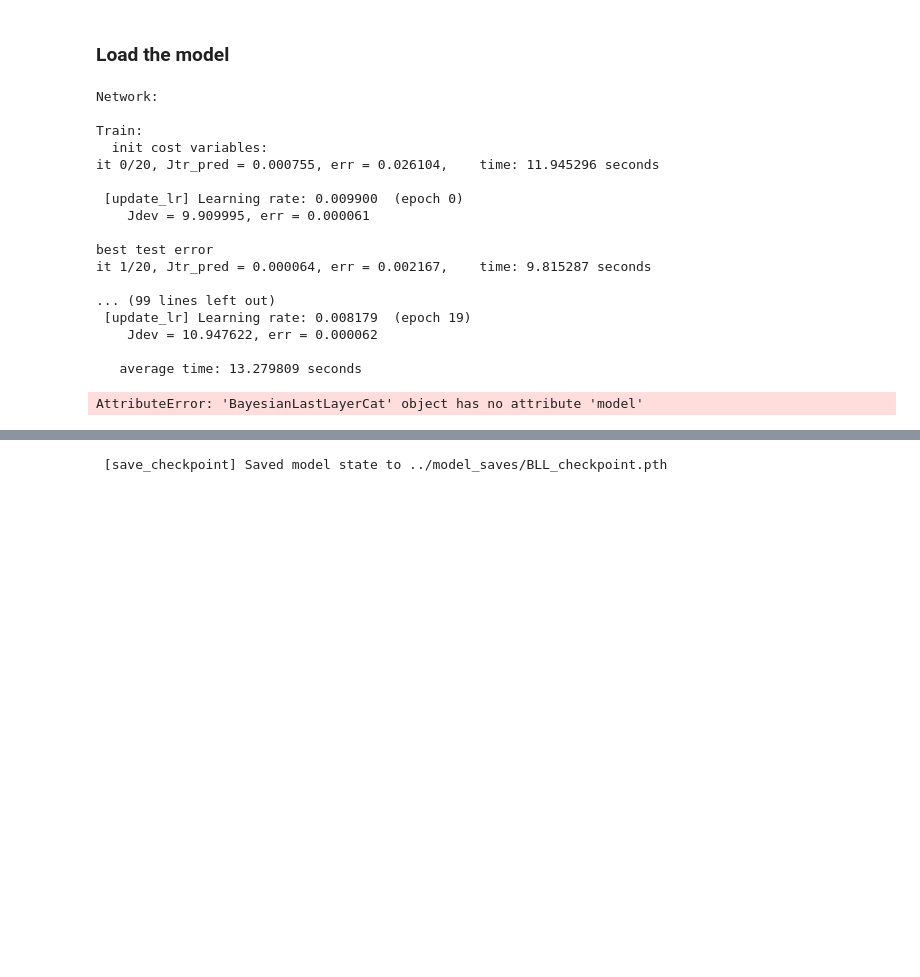
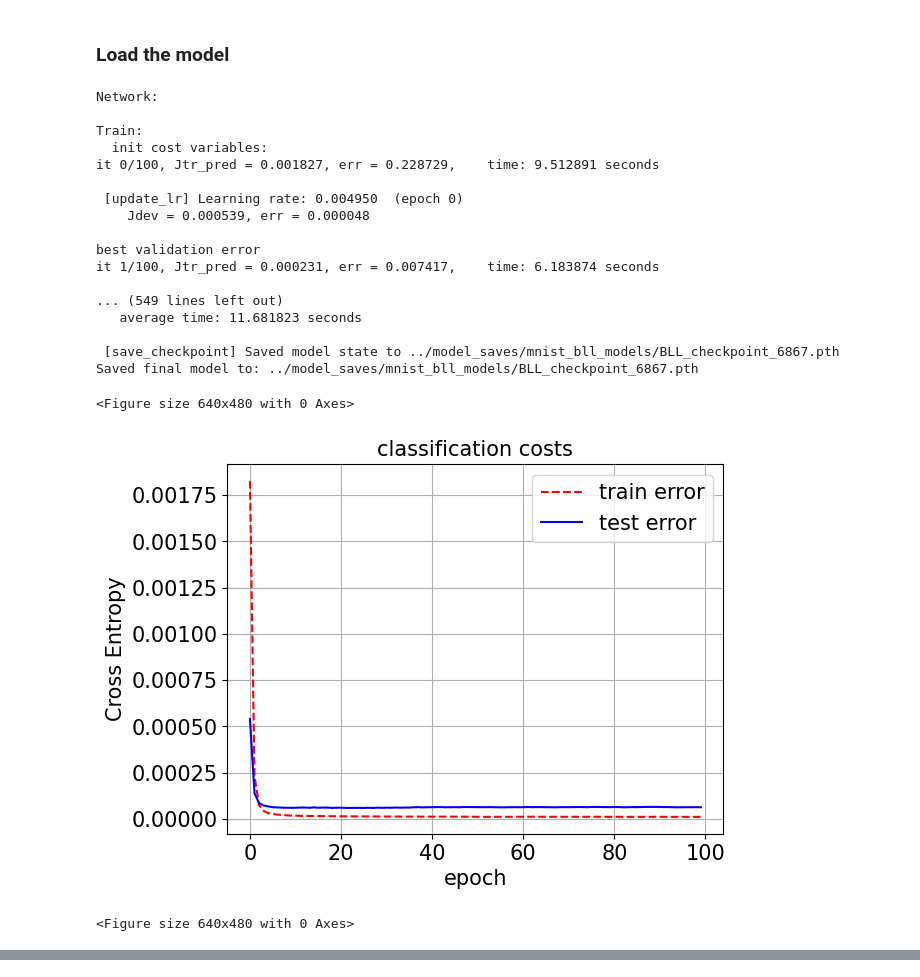
Before and after one commit to confinlay/Bayesian-CE, a Jupyter notebook: MyImplementation/training_notebooks/train-BLL.ipynb, the cells around one changed output, grey strips where cells are left out. Saved outputs shown, nothing was run; the diff lists cells and outputs as text; code cells hidden in the pictures; blank space fills up the shorter version.

```diff
--- a/MyImplementation/training_notebooks/train-BLL.ipynb
+++ b/MyImplementation/training_notebooks/train-BLL.ipynb
@@ -137,3 +140,5 @@ Backbone training completed! Best validation error: 0.0001
+# %%
+backbone.load_weights(models_dir + '/backbone_checkpoint.pth')
 # %% [markdown]
 ## Bayesian Last Layer
 Next we'll train the Bayesian last layer on the penultimate layer representations of the backbone.
@@ -156,39 +161,42 @@ bll = BayesianLastLayerCat(
 # %%
 from train import train_BLL_classification
 importlib.reload(train)
 
 bll_cost_tr, bll_cost_dev, bll_err_tr, bll_err_dev = train_BLL_classification(
     net=bll,
     name='mnist_bll',
     batch_size=cfg.batch_size,
     nb_epochs=cfg.bll_epochs,
     trainset=trainset,
     valset=valset,
     device=cfg.device,
     burn_in=cfg.burn_in,
     sim_steps=cfg.sim_steps,
     N_saves=cfg.N_saves,
     resample_its=cfg.resample_its,
     resample_prior_its=cfg.resample_prior_its,
     re_burn=cfg.re_burn,
-    nb_its_dev=cfg.nb_its_dev
+    nb_its_dev=cfg.nb_its_dev,
+    model_saves_dir=models_dir
 )
 # %% [output]
 Network:
 
 Train:
   init cost variables:
-it 0/20, Jtr_pred = 0.000755, err = 0.026104,    time: 11.945296 seconds
+it 0/100, Jtr_pred = 0.001827, err = 0.228729,    time: 9.512891 seconds
 
- [update_lr] Learning rate: 0.009900  (epoch 0)
-    Jdev = 9.909995, err = 0.000061
+ [update_lr] Learning rate: 0.004950  (epoch 0)
+    Jdev = 0.000539, err = 0.000048
 
-best test error
-it 1/20, Jtr_pred = 0.000064, err = 0.002167,    time: 9.815287 seconds
+best validation error
+it 1/100, Jtr_pred = 0.000231, err = 0.007417,    time: 6.183874 seconds
 
-... (99 lines left out)
- [update_lr] Learning rate: 0.008179  (epoch 19)
-    Jdev = 10.947622, err = 0.000062
+... (549 lines left out)
+   average time: 11.681823 seconds
 
-   average time: 13.279809 seconds
+ [save_checkpoint] Saved model state to ../model_saves/mnist_bll_models/BLL_checkpoint_6867.pth
+Saved final model to: ../model_saves/mnist_bll_models/BLL_checkpoint_6867.pth
-AttributeError: 'BayesianLastLayerCat' object has no attribute 'model'
+<Figure size 640x480 with 0 Axes>
+[figure, added]
+<Figure size 640x480 with 0 Axes>
@@ -195,7 +204,3 @@ AttributeError: 'BayesianLastLayerCat' object has no attribute 'model'
-# %%
-bll.save_checkpoint(models_dir + '/BLL_checkpoint.pth')
-# %% [output]
- [save_checkpoint] Saved model state to ../model_saves/BLL_checkpoint.pth
 # %%
 from tqdm import tqdm
 
```
Also changed, not shown: parts of 9 cells of this notebook, 18 other files.
